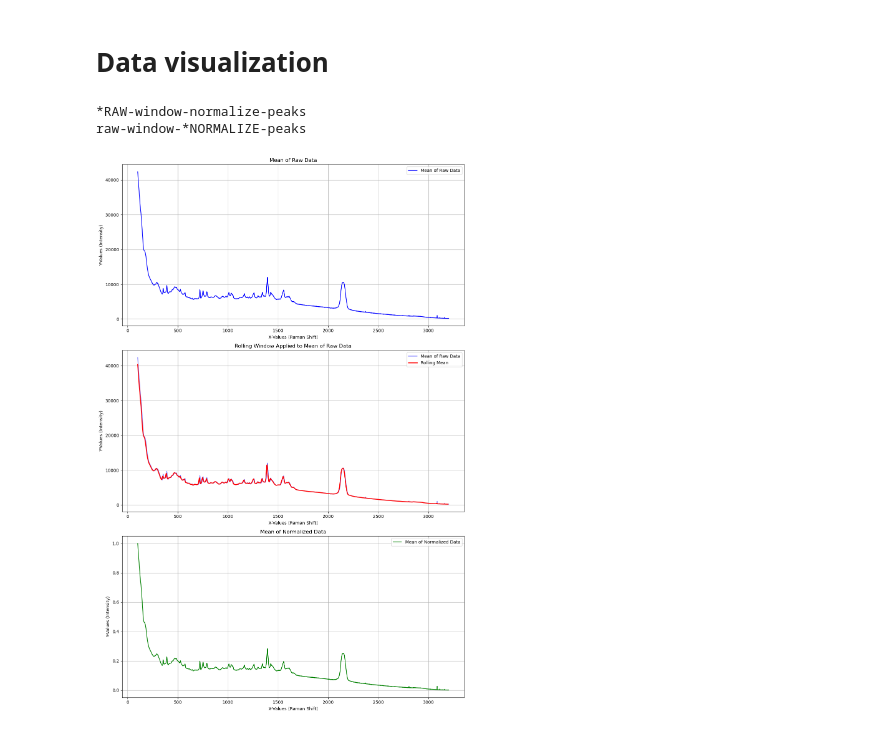
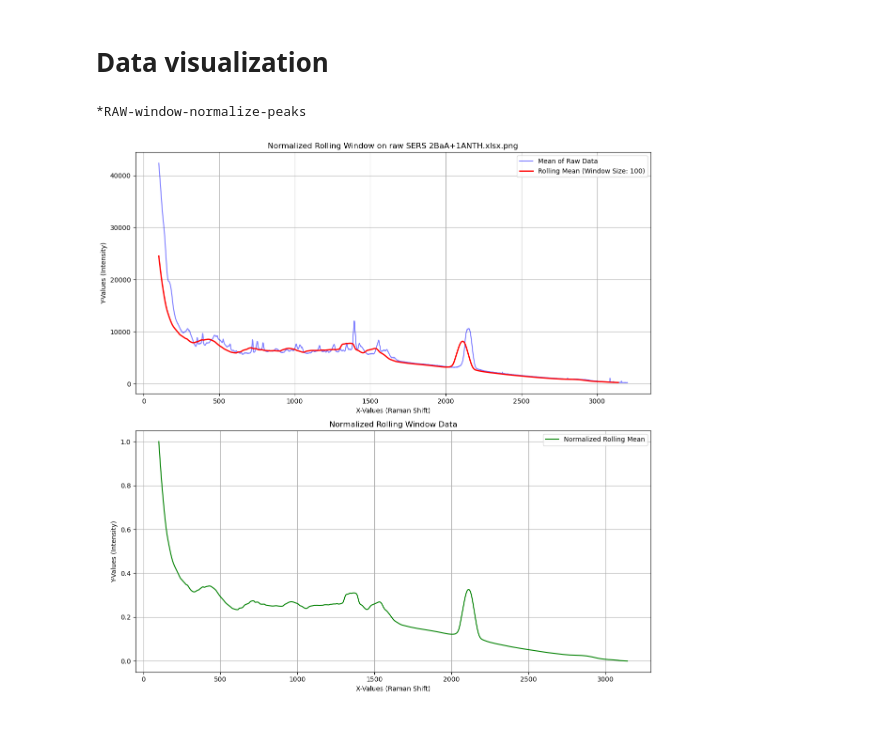
Before and after one commit to paipeline/Machine-Learning-Methods-for-Separating-and-Classifying-Chemical-Constituents, a Jupyter notebook: src/data_fig.ipynb, the cells around one changed output. Cells and saved outputs as stored; diff of their text form; code cells hidden in the pictures.

```diff
--- a/src/data_fig.ipynb
+++ b/src/data_fig.ipynb
@@ -94,54 +80,35 @@ fig.savefig('fig\\Rolling Window Applied to Each Recording.png', dpi=300)
 # %% [markdown]
 # Data visualization
 # %%
-# Assuming pre_processor is already created and initialized
+import pandas as pd
+import matplotlib.pyplot as plt
+from preprocessor import Preprocessor
 
-# Load raw data using the pre_processor instance
 x_values, y_values_dict = pre_processor.load_raw_data(pre_processor.file_path)
+y_mean_raw = pd.DataFrame(y_values_dict).mean(axis=1)
+rolling_window_size = 100
+y_mean_rolling = y_mean_raw.rolling(window=rolling_window_size).mean()
+y_mean_rolling_normalized = (y_mean_rolling - y_mean_rolling.min()) / (y_mean_rolling.max() - y_mean_rolling.min())
 
-# Calculate the mean of the raw data
-y_mean_raw = pd.DataFrame(y_values_dict).mean(axis=1)
-
-# Apply a rolling window to the mean of the raw data
-rolling_window_size = 10  # Adjust as needed
-y_mean_rolling = y_mean_raw.rolling(window=rolling_window_size).mean()
-
-# Normalize the raw data using the pre_processor instance
-y_normalized_dict = pre_processor.normalize_data(y_values_dict)
-y_normalized_mean = pd.DataFrame(y_normalized_dict).mean(axis=1)
-
-# Plotting
-fig, axes = plt.subplots(3, 1, figsize=(12, 18))  # 3 rows, 1 column
-
-# Raw Data Plot
-axes[0].plot(x_values, y_mean_raw, label='Mean of Raw Data', color='blue')
-axes[0].set_title('Mean of Raw Data')
+fig, axes = plt.subplots(2, 1, figsize=(12, 12))
+axes[0].plot(x_values, y_mean_raw, label='Mean of Raw Data', color='blue', alpha=0.5)
+axes[0].plot(x_values, y_mean_rolling, label=f'Rolling Mean (Window Size: {rolling_window_size})', color='red', linewidth=2)
+axes[0].set_title('Normalized Rolling Window on raw SERS 2BaA+1ANTH.xlsx.png')
 axes[0].set_xlabel('X-Values (Raman Shift)')
 axes[0].set_ylabel('Y-Values (Intensity)')
 axes[0].legend()
 axes[0].grid(True)
 
-# Rolling Window Plot
-axes[1].plot(x_values, y_mean_raw, label='Mean of Raw Data', color='blue', alpha=0.5)
-axes[1].plot(x_values, y_mean_rolling, label='Rolling Mean', color='red', linewidth=2)
-axes[1].set_title('Rolling Window Applied to Mean of Raw Data')
+axes[1].plot(x_values, y_mean_rolling_normalized, label='Normalized Rolling Mean', color='green')
+axes[1].set_title('Normalized Rolling Window Data')
 axes[1].set_xlabel('X-Values (Raman Shift)')
 axes[1].set_ylabel('Y-Values (Intensity)')
 axes[1].legend()
 axes[1].grid(True)
 
-# Normalized Data Plot
-axes[2].plot(x_values, y_normalized_mean, label='Mean of Normalized Data', color='green')
-axes[2].set_title('Mean of Normalized Data')
-axes[2].set_xlabel('X-Values (Raman Shift)')
-axes[2].set_ylabel('Y-Values (Intensity)')
-axes[2].legend()
-axes[2].grid(True)
-
-# Adjust layout to prevent overlap
 plt.tight_layout()
+fig.savefig('fig\\Normalized Rolling Window on raw SERS 2BaA+1ANTH.xlsx.png', dpi=300)
 plt.show()
 # %% [output]
 *RAW-window-normalize-peaks
-raw-window-*NORMALIZE-peaks
-[figure, old version]
+[figure, new version]
```
Also changed, not shown: parts of 5 cells of this notebook, 7 other files.
